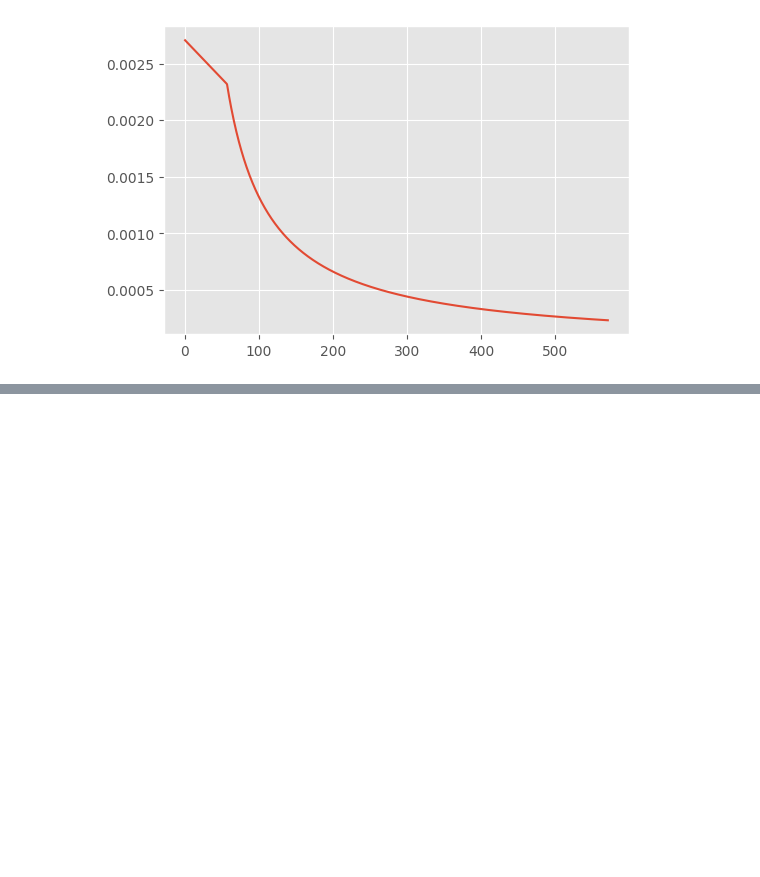
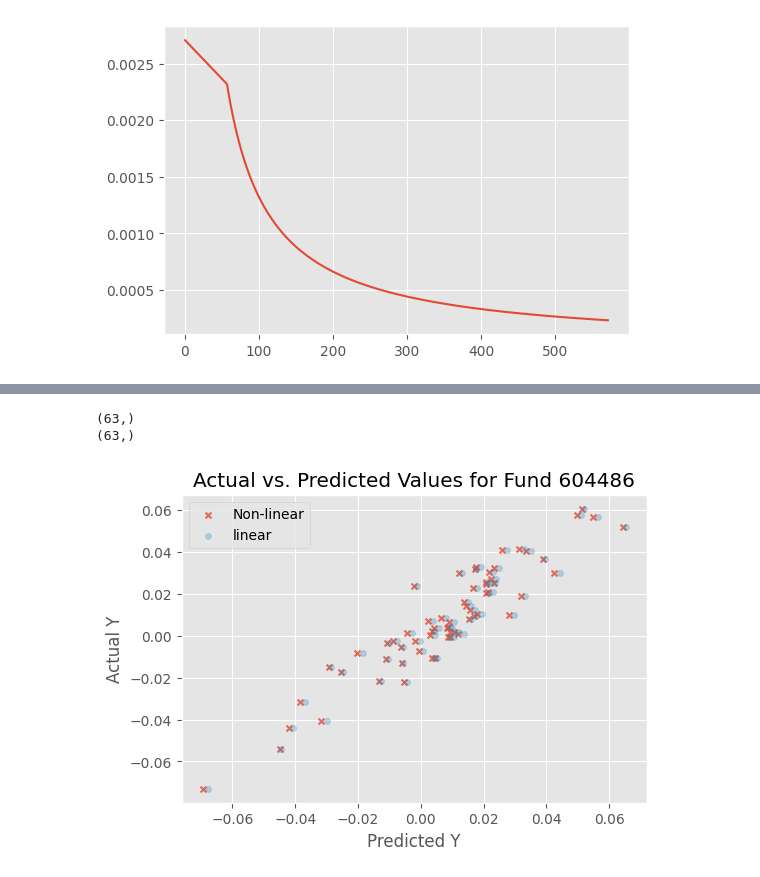
Before and after one commit to DavidSandovalRodriguez/Fund-Kink-Smoothing, a Jupyter notebook: WorkingNotebook.ipynb, the cells around one changed output, grey strips where cells are left out. Cells and saved outputs as stored; diff of their text form; code cells hidden in the pictures; blank space fills up the shorter version.

```diff
--- a/WorkingNotebook.ipynb
+++ b/WorkingNotebook.ipynb
@@ -380,0 +419,6 @@ plot_func_fund_li_nolin(100006)
+# %%
+plot_fit_fund_li_nolin(604486)
+# %% [output]
+(63,)
+(63,)
+[figure, added]
```
Also changed, not shown: parts of 3 cells of this notebook.
